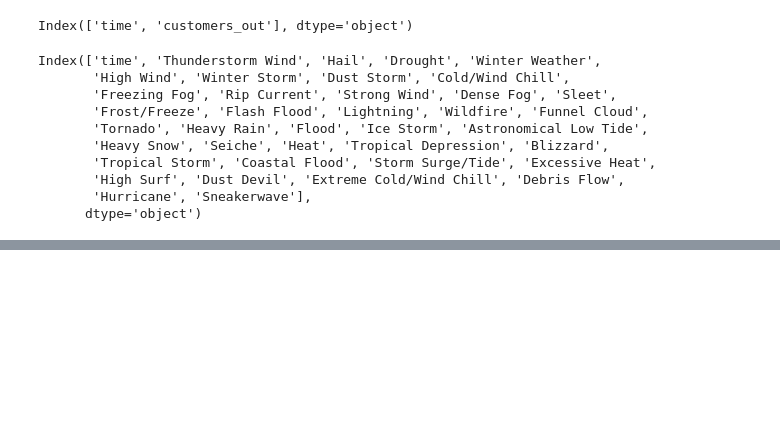
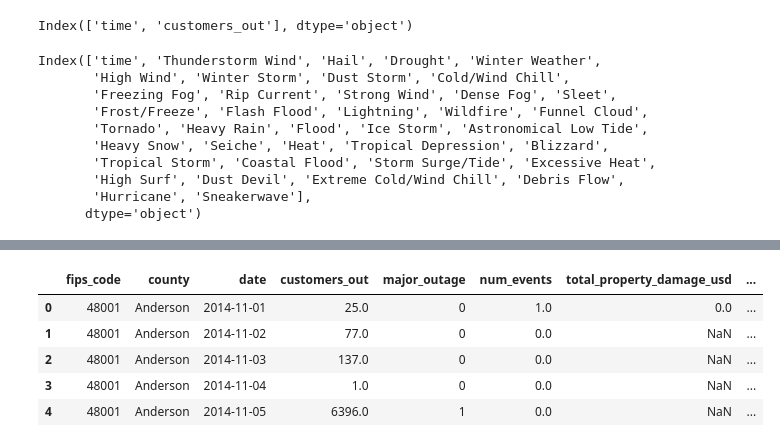
Before and after one commit to okpoEkpenyong/dynamic_rhythm_predictions, a Jupyter notebook: notebooks/01_preprocessing.ipynb, the cells around one changed output, grey strips where cells are left out. Saved outputs shown, nothing was run; the diff lists cells and outputs as text; code cells hidden in the pictures; blank space fills up the shorter version.

```diff
--- a/notebooks/01_preprocessing.ipynb
+++ b/notebooks/01_preprocessing.ipynb
@@ -410,0 +620,25 @@ df_combined_hr, df_combined_day = combine_agg_ts(...)
+# %%
+# Merge storm data with outage labels
+df_model = pd.merge(
+    df_labels_grouped,
+    df_storms_grouped,
+    on=['fips_code', 'date'],
+    how='left'
+)
+
+# Fill missing storm values with 0 (no storm that day)
+df_model.fillna({
+    'num_events': 0,
+    'total_property_damage': 0,
+    'total_crop_damage': 0,
+    'num_tornado_scales': 0
+}, inplace=True)
+
+df_model.head()
+# %% [output]
+|  | fips_code | county | date | customers_out | major_outage | num_events | total_property_damage_usd | ... |
+| 0 | 48001 | Anderson | 2014-11-01 | 25.0 | 0 | 1.0 | 0.0 | ... |
+| 1 | 48001 | Anderson | 2014-11-02 | 77.0 | 0 | 0.0 | NaN | ... |
+| 2 | 48001 | Anderson | 2014-11-03 | 137.0 | 0 | 0.0 | NaN | ... |
+| 3 | 48001 | Anderson | 2014-11-04 | 1.0 | 0 | 0.0 | NaN | ... |
+| 4 | 48001 | Anderson | 2014-11-05 | 6396.0 | 1 | 0.0 | NaN | ... |
```
Also changed, not shown: parts of 13 cells of this notebook.
